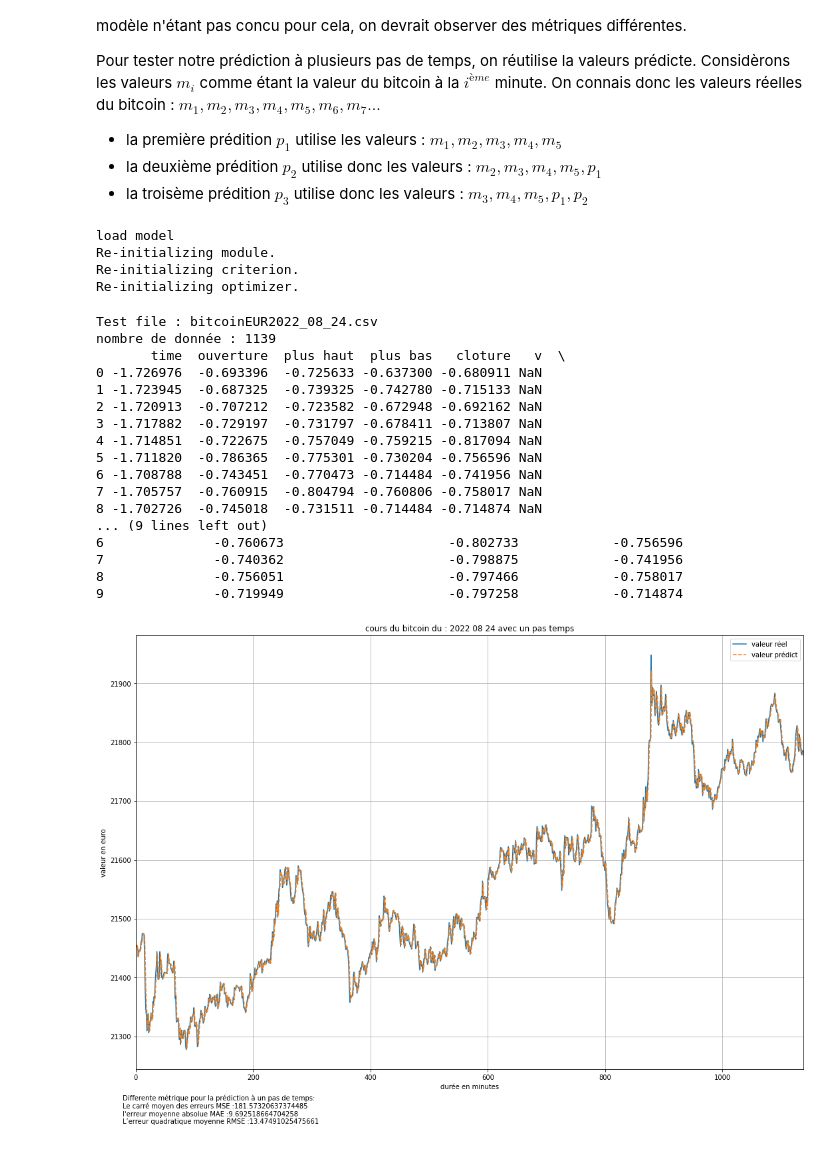
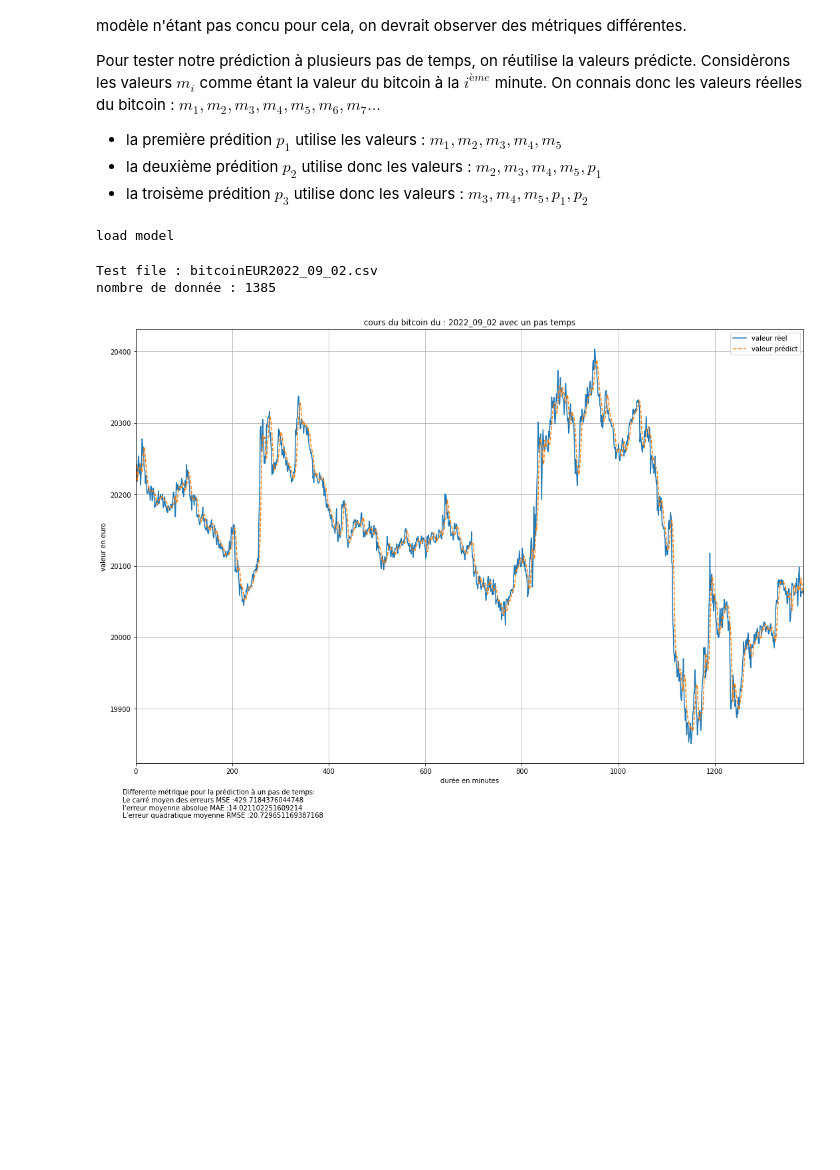
Before and after one commit to QuentinSchau/LSTM_model, a Jupyter notebook: notebooks/LSTM_version_final.ipynb, the cells around one changed output. Drawn from its saved outputs; the diff is of its cells as text; code cells hidden in the pictures; blank space fills up the shorter version.

Commit message:
add data

```diff
--- a/notebooks/LSTM_version_final.ipynb
+++ b/notebooks/LSTM_version_final.ipynb
@@ -238,14 +234,15 @@ Ici pour notre modèle nous choisissons une taille de 150 neurones pour la couch
 class LSTM(nn.Module):
     def __init__(self, input_size=1, hidden_layer_size=200, output_size=1,num_layers=1):
         super().__init__()
+        self.num_layers = num_layers
         self.hidden_layer_size = hidden_layer_size
         self.lstm = nn.LSTM(input_size,hidden_layer_size,num_layers,batch_first = True)
         # linear layer pour préduire
         self.linear = nn.Linear(hidden_layer_size, output_size)
 
     def forward(self, input_batch):
-        self.hidden_cell = (torch.zeros(1,input_batch.size(0),self.hidden_layer_size,device=input_batch.device),
-                            torch.zeros(1,input_batch.size(0),self.hidden_layer_size,device=input_batch.device))
+        self.hidden_cell = (torch.zeros(self.num_layers,input_batch.size(0),self.hidden_layer_size,device=input_batch.device),
+                            torch.zeros(self.num_layers,input_batch.size(0),self.hidden_layer_size,device=input_batch.device))
         lstm_out, self.hidden_cell = self.lstm(input_batch, self.hidden_cell)
         predictions = self.linear(lstm_out[:,-1,:])
         return predictions
@@ -256,7 +253,7 @@ On réalise un gridSearch pour déterminer le meilleur nombre de neurones. On r
 
 Voici la documentation de Skorch pour plus d'information : https://skorch.readthedocs.io/en/stable/index.html
 # %%
-net_regr = NeuralNetRegressor(
+net_regr = NeuralNet(
     LSTM,
     optimizer=torch.optim.Adam,
     max_epochs=1000,
@@ -264,6 +261,8 @@ net_regr = NeuralNetRegressor(
     callbacks=[
         LRScheduler(policy='StepLR', step_size=100, gamma=0.1)
     ],
+    batch_size=10000,
+    iterator_train__shuffle=True,
     criterion=nn.MSELoss,
     device='cuda'
 )
@@ -293,0 +318,11 @@ print("modèle",grid.best_estimator_)
+# %%
+net_regr.fit(training)
+
+# Sauvegarde du modèle
+saveModel = datetime.today().strftime('%Y%m%d_%H_%M')
+# cf doc for more information https://skorch.readthedocs.io/en/stable/user/save_load.html
+net_regr.save_params(f_params='../resultat/save_models/'+saveModel+'.pkl')
+
+# loading need to initialize net
+# net_regr.initialize()  # This is important!
+# net_regr.load_params(f_params='some-file.pkl')
@@ -396,7 +449,7 @@ Pour tester notre prédiction à plusieurs pas de temps, on réutilise la valeur
 # %%
 # chargement du model
 
-model_name = "trained_model"
+model_name = "20220908_00_35"
 
 print("load model")
 net_regr.initialize()  # This is important!
@@ -406,9 +459,6 @@ net_regr.load_params(f_params='../resultat/save_models/'+model_name+'.pkl')
 # net_regr = grid.best_estimator_
 # %% [output]
 load model
-Re-initializing module.
-Re-initializing criterion.
-Re-initializing optimizer.
 # %%
 #Fonction qui prédit à un pas de temps à partir des valeurs réelles
 
@@ -494,53 +544,36 @@ for filename in files:
     date_str = filename[10:-4]
     filename = "../data/test/"+filename
 
     #clear and prepross data
     newData = pd.read_csv(filename,sep=';')
     numberData=newData["cloture"].size
     print("nombre de donnée :",numberData)
 
     mean,std,newData = prepross_data(newData)
 
     #add prediction to data frame
     newData['valeur_predict_un_pas'] = prediction_un_pas_temps(newData['cloture'].to_numpy(),numberData)
     newData['valeur_predict_plusieurs_pas'] = prediction_plusieurs_pas_temps(newData['cloture'][:numFeature].to_numpy(),numberData)
     newData['valeur_predict_naif'] = prediction_naif(newData['cloture'].to_numpy(),numberData)
 
-    print(newData.head(10))
-
     #retransforme data and display it
     newData = retransforme(newData,std["cloture"],mean["cloture"])
 
     #calcul métrique prédiction à un pas de temps
     metric = calcul_metrics(newData['cloture'].to_numpy(),newData['valeur_predict_un_pas'].to_numpy(),numberData)
-    affichage(newData['cloture'].to_numpy(),newData['valeur_predict_un_pas'].to_numpy(),"2022 08 24 avec un pas temps",metric)
+    affichage(newData['cloture'].to_numpy(),newData['valeur_predict_un_pas'].to_numpy(),date_str +" avec un pas temps",metric)
 
     #calcul métrique prédiction naïve
     metric = calcul_metrics(newData['cloture'].to_numpy(),newData['valeur_predict_naif'].to_numpy(),numberData)
-    affichage(newData['cloture'].to_numpy(),newData['valeur_predict_naif'].to_numpy(),"2022 08 24 prediction naïve",metric)
+    affichage(newData['cloture'].to_numpy(),newData['valeur_predict_naif'].to_numpy(),date_str +" prediction naïve",metric)
 
     #calcul prédiction sur une journée
     metric = calcul_metrics(newData['cloture'].to_numpy(),newData['valeur_predict_plusieurs_pas'].to_numpy(),numberData)
-    affichage(newData['cloture'].to_numpy(),newData['valeur_predict_plusieurs_pas'].to_numpy(),"2022 08 24 plusieurs pas temps",metric)
+    affichage(newData['cloture'].to_numpy(),newData['valeur_predict_plusieurs_pas'].to_numpy(),date_str +" plusieurs pas temps",metric)
 
 
 #
 # %% [output]
-Test file : bitcoinEUR2022_08_24.csv
-nombre de donnée : 1139
-       time  ouverture  plus haut  plus bas   cloture   v  \
-0 -1.726976  -0.693396  -0.725633 -0.637300 -0.680911 NaN
-1 -1.723945  -0.687325  -0.739325 -0.742780 -0.715133 NaN
-2 -1.720913  -0.707212  -0.723582 -0.672948 -0.692162 NaN
-3 -1.717882  -0.729197  -0.731797 -0.678411 -0.713807 NaN
-4 -1.714851  -0.722675  -0.757049 -0.759215 -0.817094 NaN
-5 -1.711820  -0.786365  -0.775301 -0.730204 -0.756596 NaN
-6 -1.708788  -0.743451  -0.770473 -0.714484 -0.741956 NaN
-7 -1.705757  -0.760915  -0.804794 -0.760806 -0.758017 NaN
-8 -1.702726  -0.745018  -0.731511 -0.714484 -0.714874 NaN
-... (9 lines left out)
-6              -0.760673                     -0.802733            -0.756596
-7              -0.740362                     -0.798875            -0.741956
-8              -0.756051                     -0.797466            -0.758017
-9              -0.719949                     -0.797258            -0.714874
+Test file : bitcoinEUR2022_09_02.csv
+nombre de donnée : 1385
-[figure, old version]
+[figure, new version]
```
Also changed, not shown: parts of 10 cells of this notebook, 12 other files.
